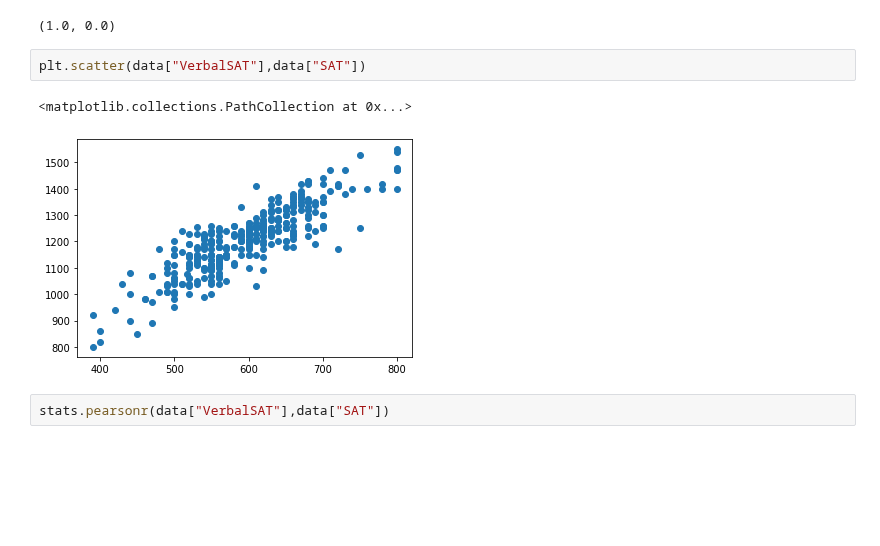
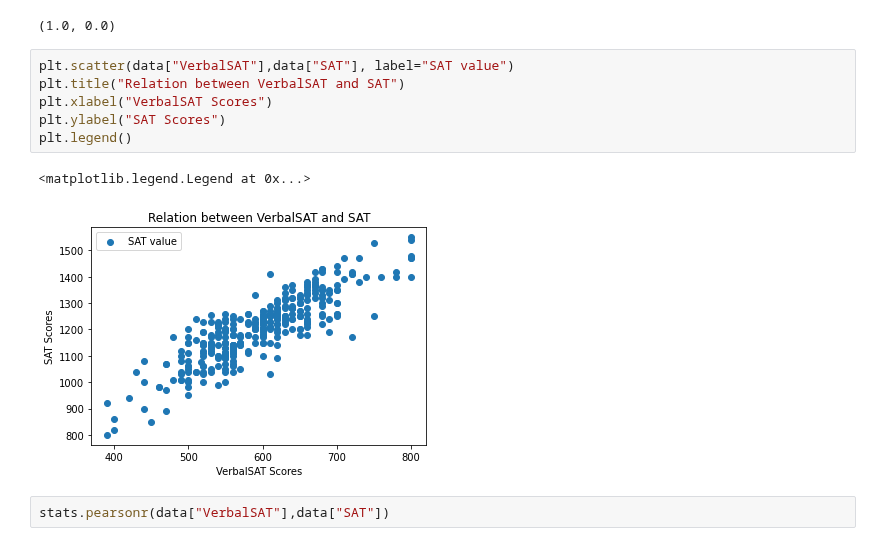
Before and after one commit to rajatlamsal00977/Project-1, a Jupyter notebook: Regression.ipynb, the cells around one changed output. Cells and saved outputs as stored; diff of their text form; blank space fills up the shorter version.

```diff
--- a/Regression.ipynb
+++ b/Regression.ipynb
@@ -45,11 +52,15 @@ plt.scatter(data["VerbalSAT"]+data["MathSAT"],data["SAT"])
 stats.pearsonr(data["VerbalSAT"]+data["MathSAT"],data["SAT"])
 # %% [output]
 (1.0, 0.0)
-# %%
-plt.scatter(data["VerbalSAT"],data["SAT"])
-# %% [output]
-<matplotlib.collections.PathCollection at 0x...>
-[figure, removed]
+# %%
+plt.scatter(data["VerbalSAT"],data["SAT"], label="SAT value")
+plt.title("Relation between VerbalSAT and SAT")
+plt.xlabel("VerbalSAT Scores")
+plt.ylabel("SAT Scores")
+plt.legend()
+# %% [output]
+<matplotlib.legend.Legend at 0x...>
+[figure, added]
 # %%
 stats.pearsonr(data["VerbalSAT"],data["SAT"])
 # %% [output]
```
Also changed, not shown: parts of 23 cells of this notebook.
